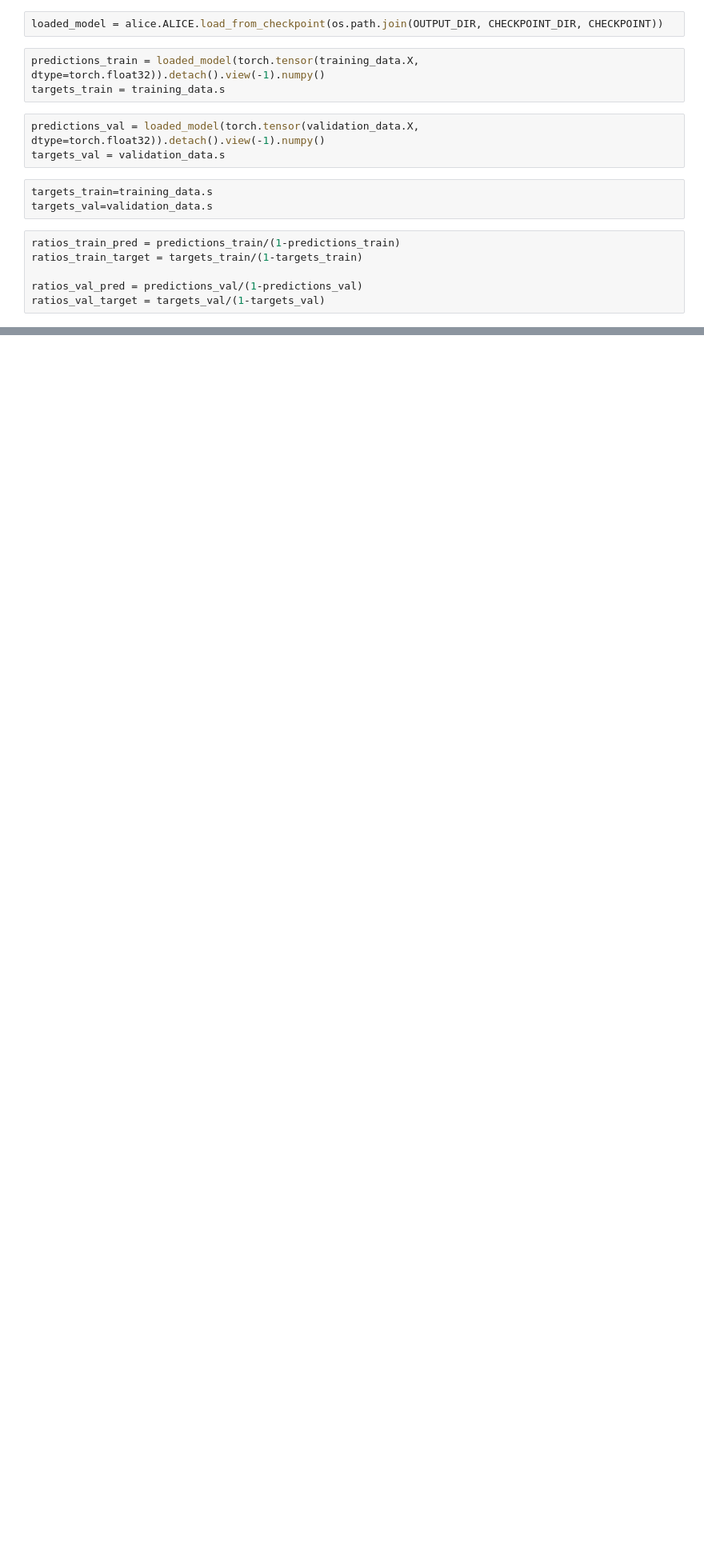
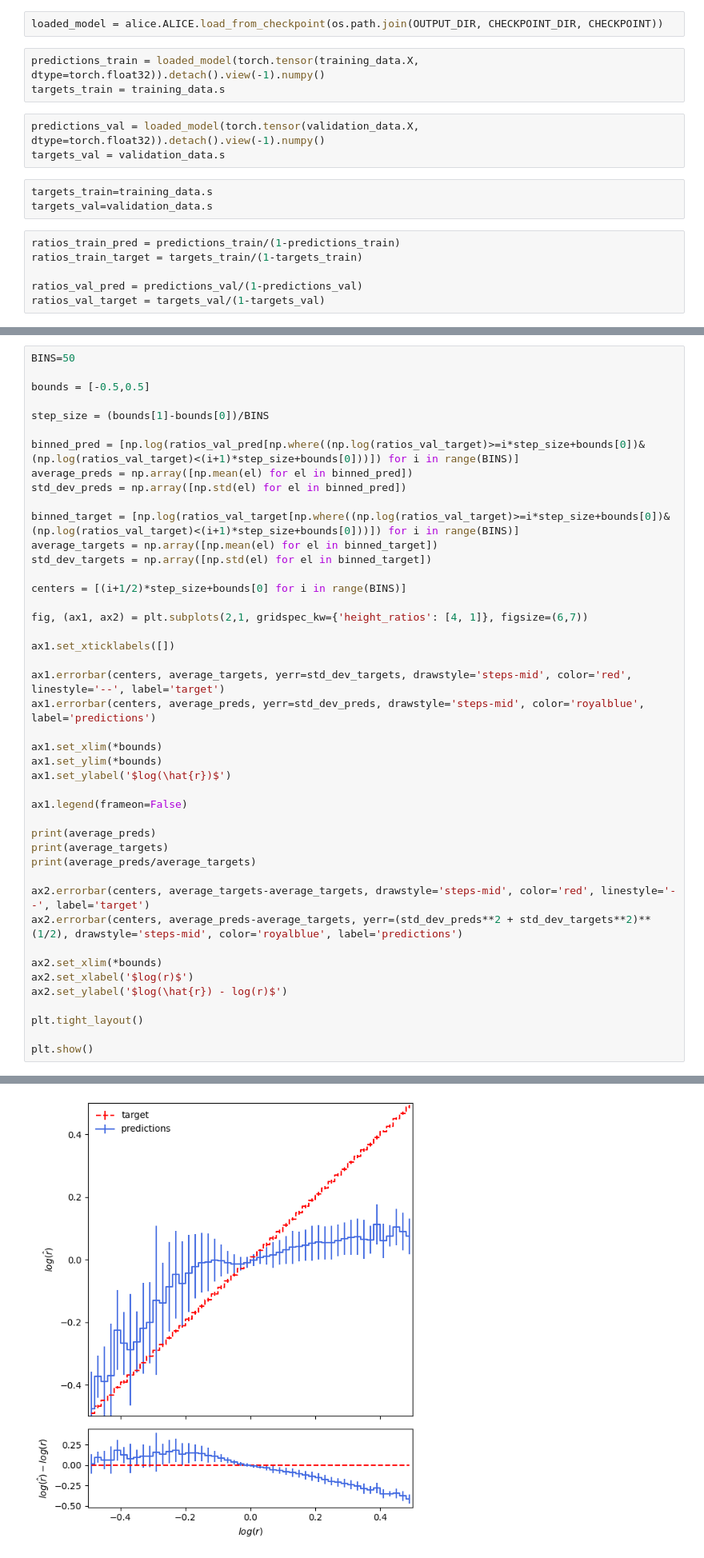
Before and after one commit to hep-cce/nsbi4hep, a Jupyter notebook: notebooks/plot-alice-outputs.ipynb, the cells around one changed output, grey strips where cells are left out. Shown at 80% size. Cells and saved outputs as stored; diff of their text form; blank space fills up the shorter version.

Commit message:
Added binned calibration

```diff
--- a/notebooks/plot-alice-outputs.ipynb
+++ b/notebooks/plot-alice-outputs.ipynb
@@ -242,0 +243,45 @@ plt.show()
+# %%
+BINS=50
+
+bounds = [-0.5,0.5]
+
+step_size = (bounds[1]-bounds[0])/BINS
+
+binned_pred = [np.log(ratios_val_pred[np.where((np.log(ratios_val_target)>=i*step_size+bounds[0])&(np.log(ratios_val_target)<(i+1)*step_size+bounds[0]))]) for i in range(BINS)]
+average_preds = np.array([np.mean(el) for el in binned_pred])
+std_dev_preds = np.array([np.std(el) for el in binned_pred])
+
+binned_target = [np.log(ratios_val_target[np.where((np.log(ratios_val_target)>=i*step_size+bounds[0])&(np.log(ratios_val_target)<(i+1)*step_size+bounds[0]))]) for i in range(BINS)]
+average_targets = np.array([np.mean(el) for el in binned_target])
+std_dev_targets = np.array([np.std(el) for el in binned_target])
+
+centers = [(i+1/2)*step_size+bounds[0] for i in range(BINS)]
+
+fig, (ax1, ax2) = plt.subplots(2,1, gridspec_kw={'height_ratios': [4, 1]}, figsize=(6,7))
+
+ax1.set_xticklabels([])
+
+ax1.errorbar(centers, average_targets, yerr=std_dev_targets, drawstyle='steps-mid', color='red', linestyle='--', label='target')
+ax1.errorbar(centers, average_preds, yerr=std_dev_preds, drawstyle='steps-mid', color='royalblue', label='predictions')
+
+ax1.set_xlim(*bounds)
+ax1.set_ylim(*bounds)
+ax1.set_ylabel('$log(\hat{r})$')
+
+ax1.legend(frameon=False)
+
+print(average_preds)
+print(average_targets)
+print(average_preds/average_targets)
+
+ax2.errorbar(centers, average_targets-average_targets, drawstyle='steps-mid', color='red', linestyle='--', label='target')
+ax2.errorbar(centers, average_preds-average_targets, yerr=(std_dev_preds**2 + std_dev_targets**2)**(1/2), drawstyle='steps-mid', color='royalblue', label='predictions')
+
+ax2.set_xlim(*bounds)
+ax2.set_xlabel('$log(r)$')
+ax2.set_ylabel('$log(\hat{r}) - log(r)$')
+
+plt.tight_layout()
+
+plt.show()
+# %% [output]
@@ -243,3 +305,4 @@ plt.show()
+[figure, added]
 # %%
 BINS=100
 
```
Also changed, not shown: parts of 7 cells of this notebook.
